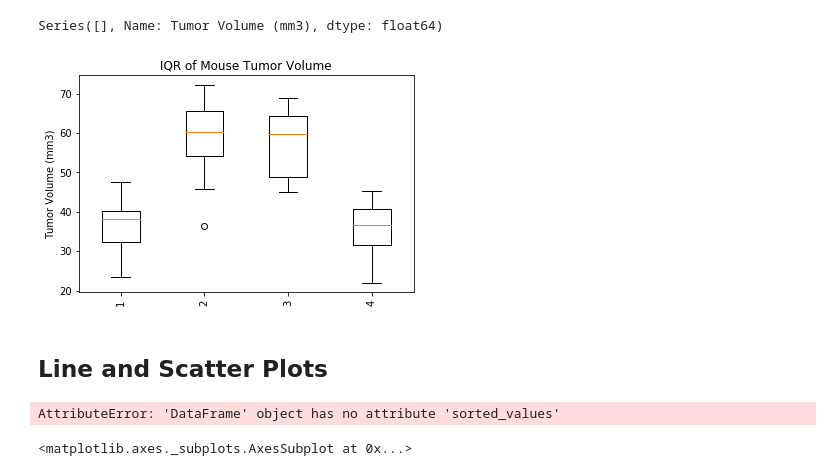
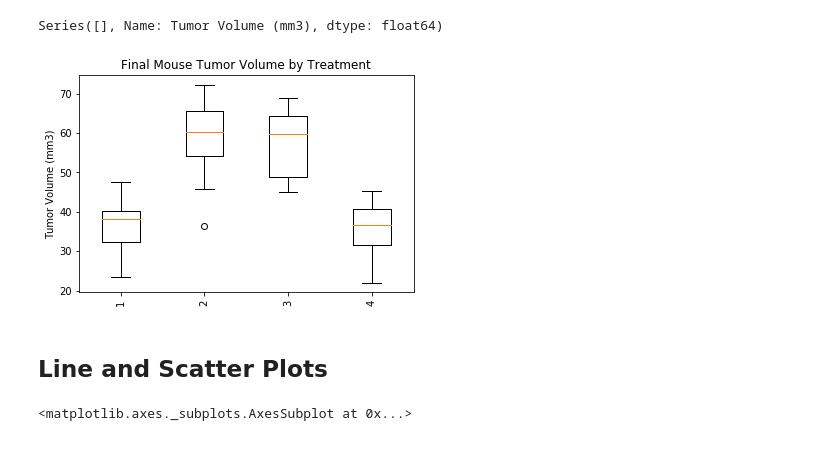
Before and after one commit to pasco27/matplotlib_homework, a Jupyter notebook: pymaceuticals_pascarella1.ipynb, the cells around one changed output. Saved outputs shown, nothing was run; the diff lists cells and outputs as text; code cells hidden in the pictures.

```diff
--- a/pymaceuticals_pascarella1.ipynb
+++ b/pymaceuticals_pascarella1.ipynb
@@ -506,21 +517,21 @@ Series([], Name: Tumor Volume (mm3), dtype: float64)
 # %%
 # Generate a box plot of the final tumor volume of each mouse across four regimens of interest
 
 tumor_data_to_plot = [tumor_size_capomulin, tumor_size_infubinol, tumor_size_ceftamin, tumor_size_ramicane]
 tumor_data_labels = ['Capomulin', 'Infubinol', 'Ceftamin', 'Ramicane']
 
 plt.boxplot(tumor_data_to_plot)
 
 # plt.figure(figsize=(10,5))
-plt.title('IQR of Mouse Tumor Volume')
+plt.title('Final Mouse Tumor Volume by Treatment')
 plt.ylabel('Tumor Volume (mm3)')
 plt.xticks(rotation=90)  #<--- got to mess with xticks to get the labels in correctly
 
 ### somethingggggg.set_xticklabels(['Capomulin', 'Infubinol', 'Ceftamin', 'Ramicane'])
 #plt.xticks(xlabel=tumor_data_labels)
 plt.show()
 # %% [output]
-[figure, old version]
+[figure, new version]
 # %% [markdown]
 ## Line and Scatter Plots
 # %%
@@ -530,6 +544 @@ plt.show()
-# %%
-b128_data = clean_data[clean_data['Mouse ID']== 'b128']
-b128_data.sorted_values('Timepoint')
-# %% [output]
-AttributeError: 'DataFrame' object has no attribute 'sorted_values'
 # %%
```
Also changed, not shown: parts of 10 cells of this notebook.
